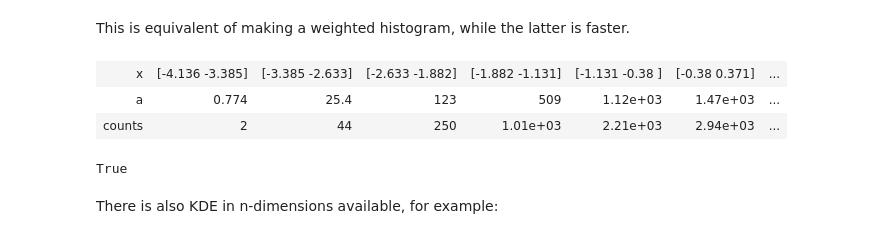
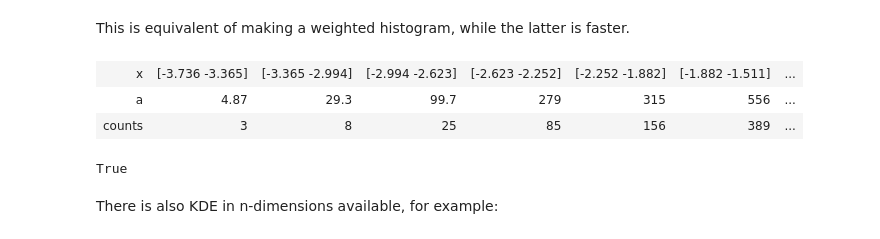
Before and after one commit to philippeller/dama, a Jupyter notebook: notebooks/README.ipynb, the cells around one changed output. Cells and saved outputs as stored; diff of their text form; code cells hidden in the pictures.

```diff
--- a/notebooks/README.ipynb
+++ b/notebooks/README.ipynb
@@ -123,7 +123,7 @@ Another representation of data is `PointData`, which is not any different of a d
 # %%
 p = dm.PointData()
 p['x'] = np.random.randn(10000)
-p['a'] = np.random.rand(p.size)
+p['a'] = np.random.rand(p.size) * p['x']**2
 # %%
 p
 # %% [output]
@@ -152,11 +154,11 @@ p.binwise(x=10).sum().plot();
 # %% [markdown]
 This is equivalent of making a weighted histogram, while the latter is faster.
 # %%
-p.histogram(x=10)
+p.histogram(x=20)
 # %% [output]
-| x | [-4.136 -3.385] | [-3.385 -2.633] | [-2.633 -1.882] | [-1.882 -1.131] | [-1.131 -0.38 ] | [-0.38 0.371] | ... |
-| a | 0.774 | 25.4 | 123 | 509 | 1.12e+03 | 1.47e+03 | ... |
-| counts | 2 | 44 | 250 | 1.01e+03 | 2.21e+03 | 2.94e+03 | ... |
+| x | [-3.736 -3.365] | [-3.365 -2.994] | [-2.994 -2.623] | [-2.623 -2.252] | [-2.252 -1.882] | [-1.882 -1.511] | ... |
+| a | 4.87 | 29.3 | 99.7 | 279 | 315 | 556 | ... |
+| counts | 3 | 8 | 25 | 85 | 156 | 389 | ... |
 # %%
 np.allclose(p.histogram(x=10)['a'], p.binwise(x=10).sum()['a'])
 # %% [output]
```
Also changed, not shown: parts of 11 cells of this notebook, 7 other files.
